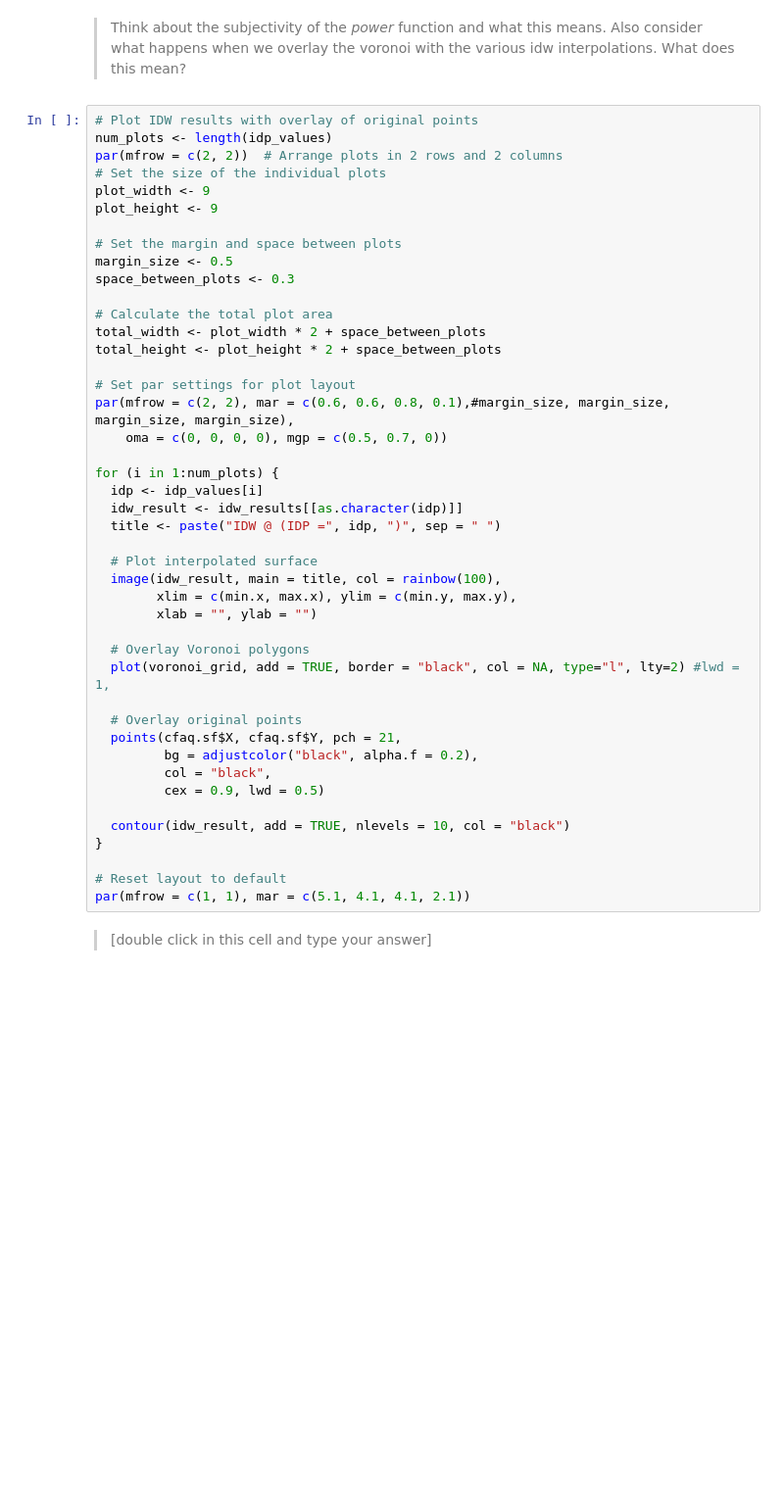
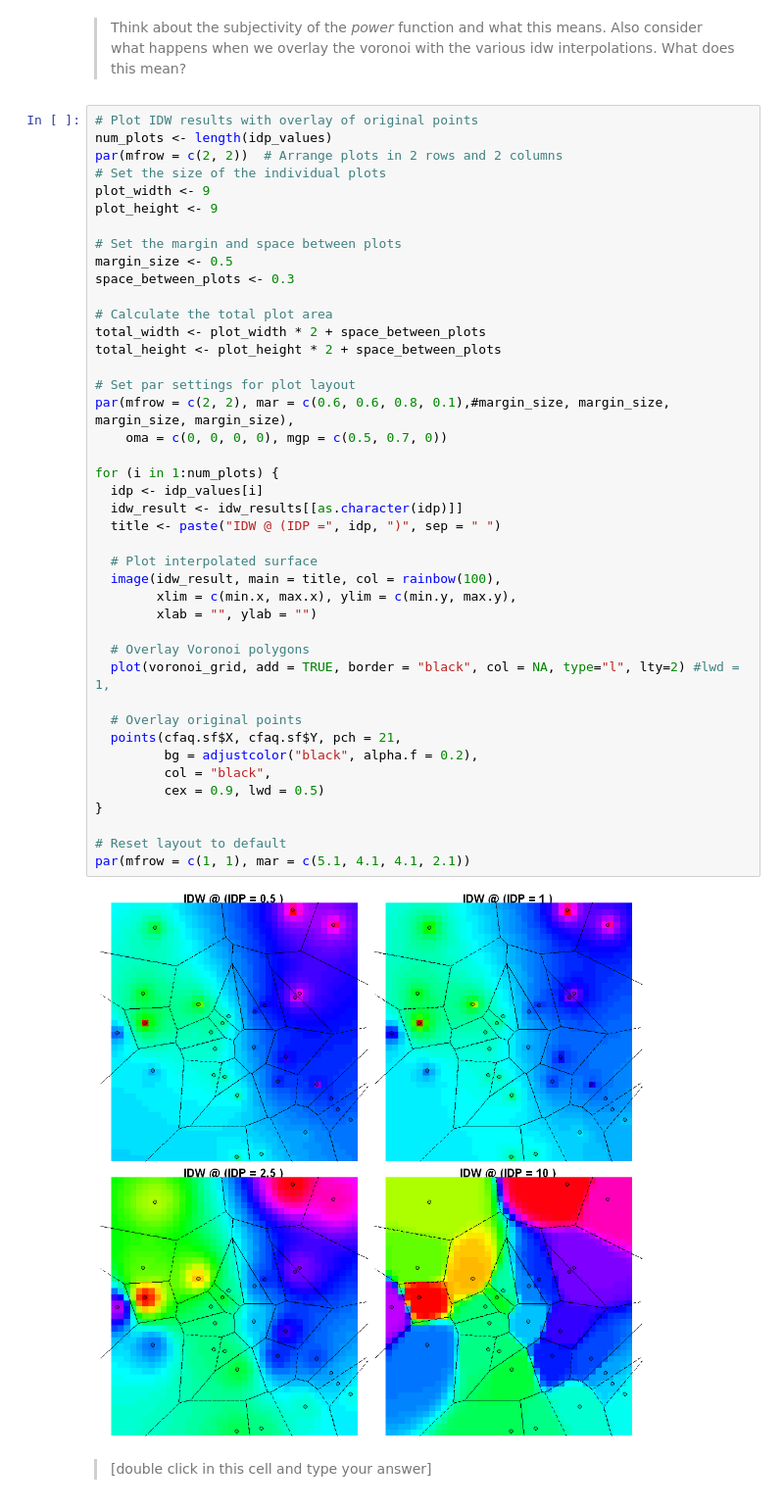
Before and after one commit to AdrianKriger/APG3040C-APG4013C, a Jupyter notebook: cptFlatsAquifer/01_extraTrendSurface.ipynb, the cells around one changed output. Shown at 98% size. Cells and saved outputs as stored; diff of their text form; blank space fills up the shorter version.

```diff
--- a/cptFlatsAquifer/01_extraTrendSurface.ipynb
+++ b/cptFlatsAquifer/01_extraTrendSurface.ipynb
@@ -361,35 +390,35 @@ space_between_plots <- 0.3
 # Calculate the total plot area
 total_width <- plot_width * 2 + space_between_plots
 total_height <- plot_height * 2 + space_between_plots
 
 # Set par settings for plot layout
 par(mfrow = c(2, 2), mar = c(0.6, 0.6, 0.8, 0.1),#margin_size, margin_size, margin_size, margin_size),
     oma = c(0, 0, 0, 0), mgp = c(0.5, 0.7, 0))
 
 for (i in 1:num_plots) {
   idp <- idp_values[i]
   idw_result <- idw_results[[as.character(idp)]]
   title <- paste("IDW @ (IDP =", idp, ")", sep = " ")
 
   # Plot interpolated surface
   image(idw_result, main = title, col = rainbow(100),
         xlim = c(min.x, max.x), ylim = c(min.y, max.y),
         xlab = "", ylab = "")
 
   # Overlay Voronoi polygons
   plot(voronoi_grid, add = TRUE, border = "black", col = NA, type="l", lty=2) #lwd = 1,
 
   # Overlay original points
   points(cfaq.sf$X, cfaq.sf$Y, pch = 21,
          bg = adjustcolor("black", alpha.f = 0.2),
          col = "black",
          cex = 0.9, lwd = 0.5)
-
-  contour(idw_result, add = TRUE, nlevels = 10, col = "black")
 }
 
 # Reset layout to default
 par(mfrow = c(1, 1), mar = c(5.1, 4.1, 4.1, 2.1))
+# %% [output]
+[figure, added]
 # %% [markdown]
 > [double click in this cell and type your answer]
 # %% [markdown]
```
Also changed, not shown: parts of 23 cells of this notebook.
